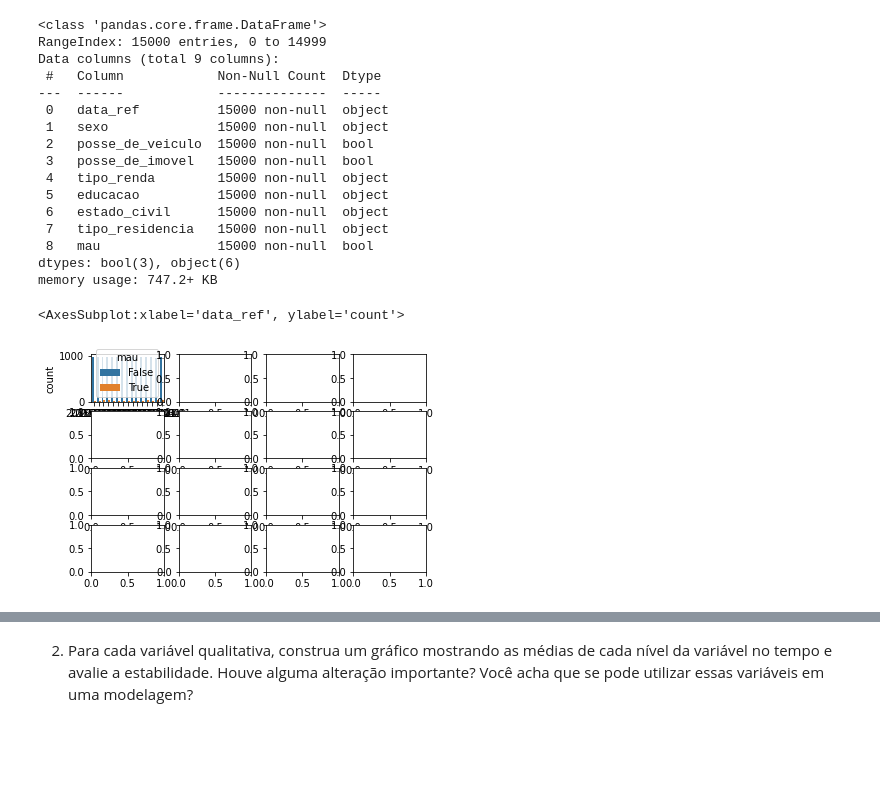
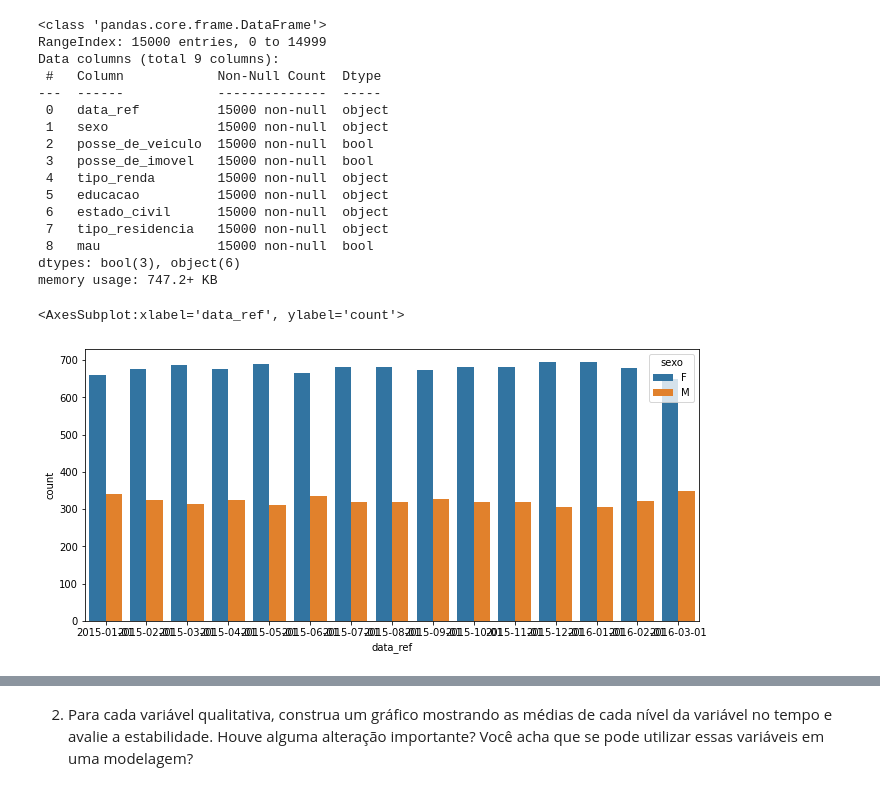
Before and after one commit to RochaKleiton/EBAC_voltazero, a Jupyter notebook: Modulos/10/Profissão-Cientista de Dados_M10_support material_assignment03.ipynb, the cells around one changed output, grey strips where cells are left out. Saved outputs shown, nothing was run; the diff lists cells and outputs as text; code cells hidden in the pictures; blank space fills up the shorter version.

```diff
--- a/Modulos/10/Profissão-Cientista de Dados_M10_support material_assignment03.ipynb
+++ b/Modulos/10/Profissão-Cientista de Dados_M10_support material_assignment03.ipynb
@@ -40,9 +40,9 @@ Data columns (total 9 columns):
  8   mau               15000 non-null  bool
 dtypes: bool(3), object(6)
 memory usage: 747.2+ KB
-# %%
-fig,axes = plt.subplots(nrows=4,ncols=4)
-sns.countplot(data=df,x='data_ref',hue='mau',ax=axes[0,0])
-# %% [output]
-<AxesSubplot:xlabel='data_ref', ylabel='count'>
-[figure, removed]
+# %%
+plt.figure(figsize=(11,5))
+sns.countplot(data=df,x='data_ref',hue='sexo')
+# %% [output]
+<AxesSubplot:xlabel='data_ref', ylabel='count'>
+[figure, added]
```
Also changed, not shown: parts of 9 cells of this notebook.
